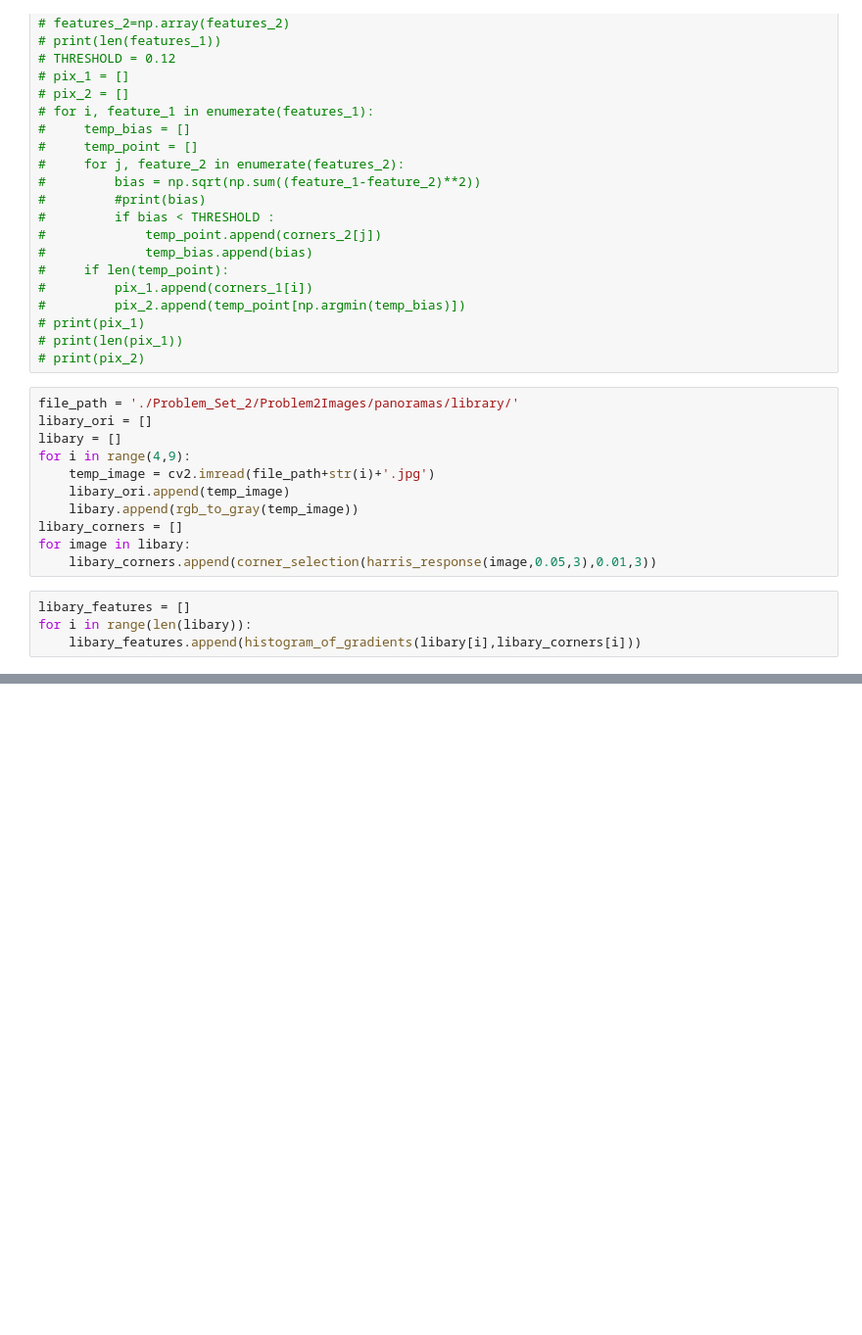
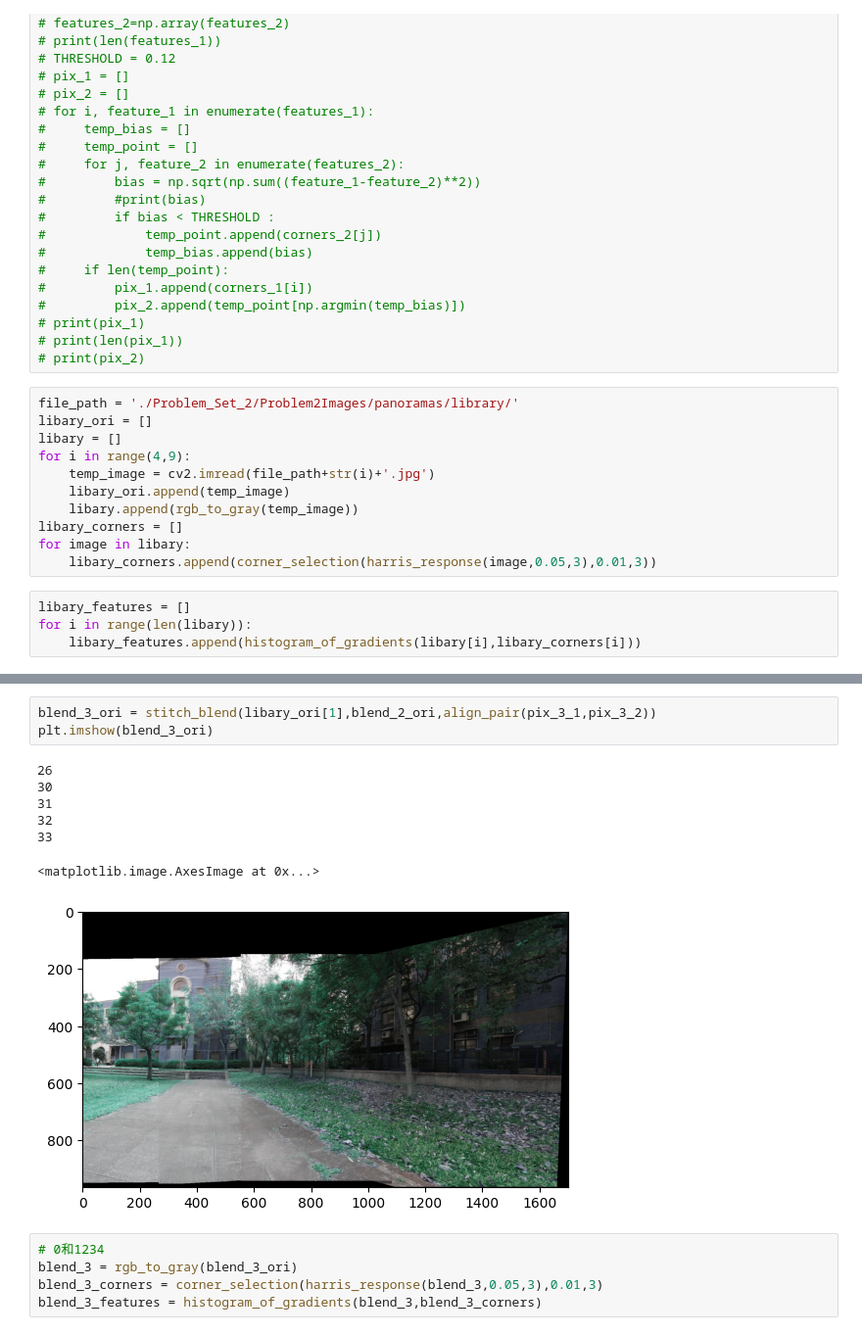
Before and after one commit to wgsxm/Computer-Vision-2023-fall-PKU, a Jupyter notebook: test.ipynb, the cells around one changed output, grey strips where cells are left out. Shown at 98% size. Saved outputs shown, nothing was run; the diff lists cells and outputs as text; blank space fills up the shorter version.

```diff
--- a/test.ipynb
+++ b/test.ipynb
@@ -357,0 +385,16 @@ plt.imshow(blend_1_ori)
+# %%
+blend_3_ori = stitch_blend(libary_ori[1],blend_2_ori,align_pair(pix_3_1,pix_3_2))
+plt.imshow(blend_3_ori)
+# %% [output]
+26
+30
+31
+32
+33
+<matplotlib.image.AxesImage at 0x...>
+[figure, added]
+# %%
+# 0和1234
+blend_3 = rgb_to_gray(blend_3_ori)
+blend_3_corners = corner_selection(harris_response(blend_3,0.05,3),0.01,3)
+blend_3_features = histogram_of_gradients(blend_3,blend_3_corners)
```
Also changed, not shown: parts of 39 cells of this notebook, 8 other files.
